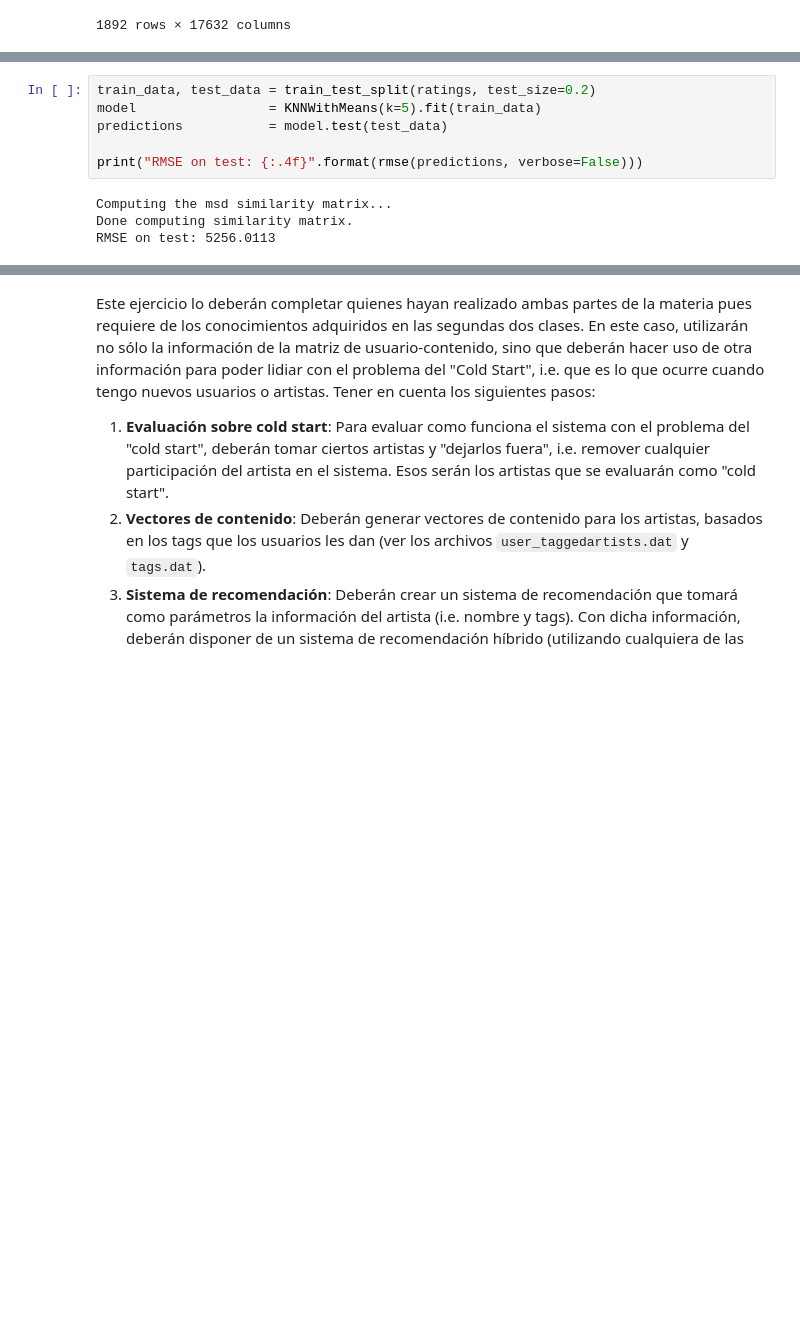
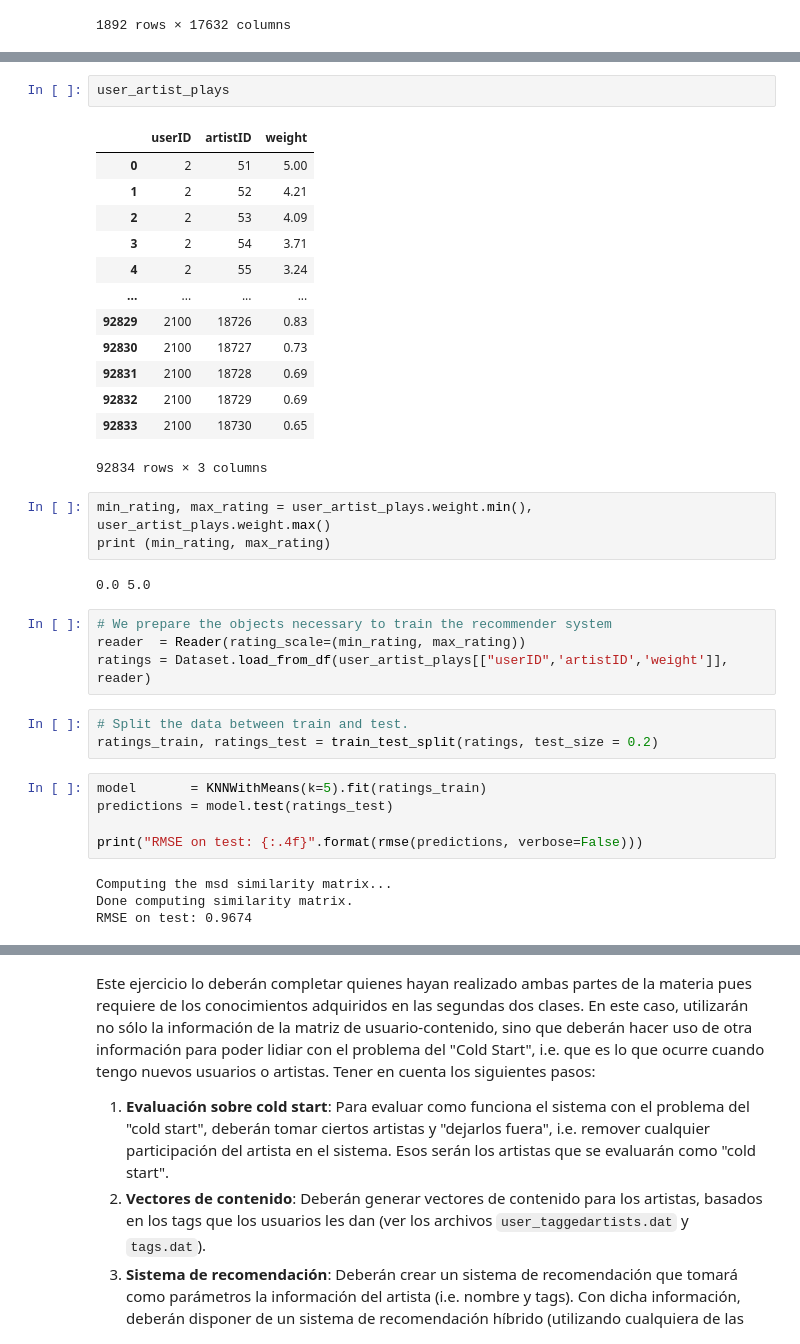
Before and after one commit to fercab24/SistemasDeRecomendacion, a Jupyter notebook: practico.ipynb, the cells around one changed output, grey strips where cells are left out. Drawn from its saved outputs; the diff is of its cells as text; blank space fills up the shorter version.

```diff
--- a/practico.ipynb
+++ b/practico.ipynb
@@ -244,10 +308,37 @@ ratings    = Dataset.load_from_df(user_artist_plays[['userID', 'artistID', 'weig
+# %%
+user_artist_plays
+# %% [output]
+|  | userID | artistID | weight |
+| 0 | 2 | 51 | 5.00 |
+| 1 | 2 | 52 | 4.21 |
+| 2 | 2 | 53 | 4.09 |
+| 3 | 2 | 54 | 3.71 |
+| 4 | 2 | 55 | 3.24 |
+| ... | ... | ... | ... |
+| 92829 | 2100 | 18726 | 0.83 |
+| 92830 | 2100 | 18727 | 0.73 |
+| 92831 | 2100 | 18728 | 0.69 |
+| 92832 | 2100 | 18729 | 0.69 |
+| 92833 | 2100 | 18730 | 0.65 |
+92834 rows × 3 columns
+# %%
+min_rating, max_rating = user_artist_plays.weight.min(), user_artist_plays.weight.max()
+print (min_rating, max_rating)
+# %% [output]
+0.0 5.0
+# %%
+# We prepare the objects necessary to train the recommender system
+reader  = Reader(rating_scale=(min_rating, max_rating))
+ratings = Dataset.load_from_df(user_artist_plays[["userID",'artistID','weight']], reader)
+# %%
+# Split the data between train and test.
+ratings_train, ratings_test = train_test_split(ratings, test_size = 0.2)
 # %%
-train_data, test_data = train_test_split(ratings, test_size=0.2)
-model                 = KNNWithMeans(k=5).fit(train_data)
-predictions           = model.test(test_data)
+model       = KNNWithMeans(k=5).fit(ratings_train)
+predictions = model.test(ratings_test)
 
 print("RMSE on test: {:.4f}".format(rmse(predictions, verbose=False)))
 # %% [output]
 Computing the msd similarity matrix...
 Done computing similarity matrix.
-RMSE on test: 5256.0113
+RMSE on test: 0.9674
```
Also changed, not shown: parts of 14 cells of this notebook.
